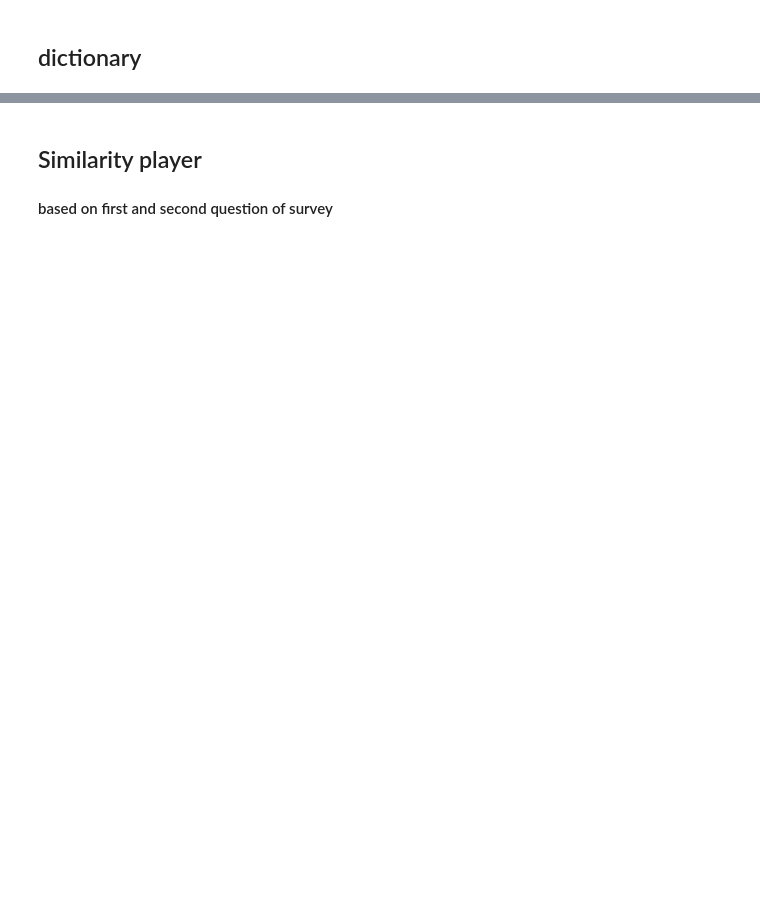
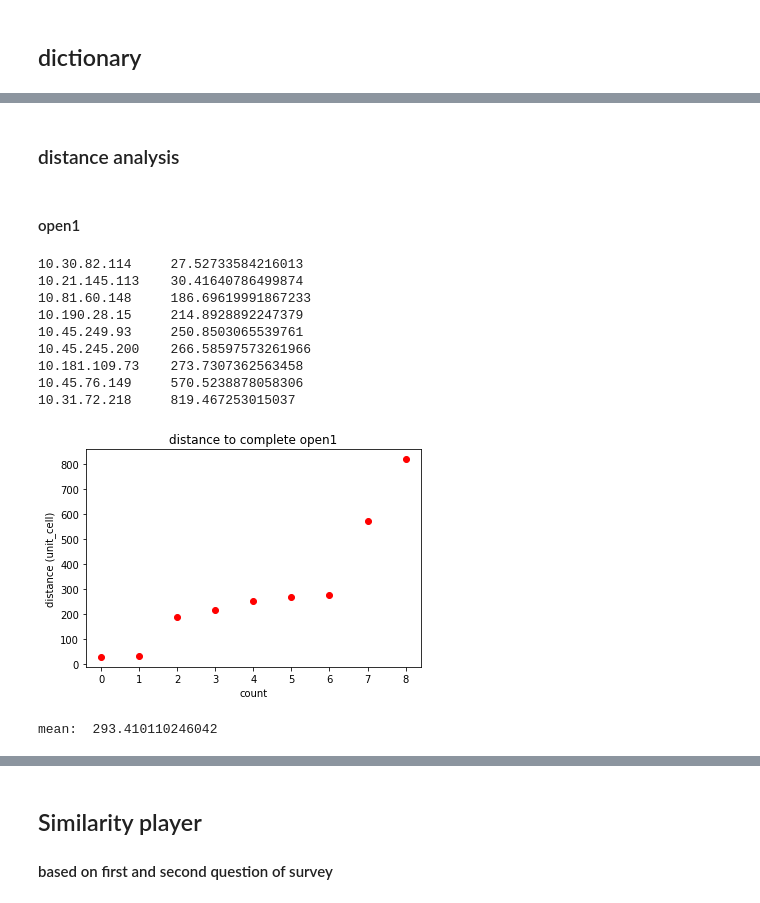
Before and after one commit to Simone94Richter/human-and-robotic-exploration, a Jupyter notebook: python/survey_analysis.ipynb, the cells around one changed output, grey strips where cells are left out. Cells and saved outputs as stored; diff of their text form; code cells hidden in the pictures; blank space fills up the shorter version.

```diff
--- a/python/survey_analysis.ipynb
+++ b/python/survey_analysis.ipynb
@@ -22,0 +108,12 @@ result_mapname_dict = dict()
+# %%
+result_mapname_dict = {} # key: path file name, value: map used
+player_result_dict = {}  # key: player ip, value: path file name
+
+player_survey_dict = {}  # key: player ip, value: survey file name
+player_survey_choices = {} #key: player ip, value: servey choices
+explored_dict = {} # key: player ip, value: [estimate percentage, real percentage]
+
+distance_uffici1 = {} #distances travelled in uffic11; key: player ip, value: distance
+distance_uffici2 = {} #distances travelled in uffic12; key: player ip, value: distance
+distance_open1 = {} #distances travelled in open1; key: player ip, value: distance
+distance_open2 = {} #distances travelled in open2; key: player ip, value: distance
@@ -112,3 +223,46 @@ for key in player_result_dict:
 10.51.190.34    ->       {'Result23t.txt', 'Result24t.txt'}
 10.45.249.93    ->       {'Result25t.txt', 'Result26t.txt'}
 10.65.198.176   ->       {'Result27t.txt', 'Result28t.txt'}
+# %% [markdown]
+### distance analysis
+# %%
+# plot path distance of given dictionary in scatter plot
+def showPathDistance(dictionary, truncated=0, title=""):
+
+    """
+    dictionary: key->player ip, value->distance travelled
+    truncated: number of min/max extreme to be eliminated
+    """
+
+    count = 0
+    sortedList = sorted(dictionary.items(), key=lambda kv: kv[1])
+    for i in sortedList:
+        print(i[0],"\t",i[1])
+        plt.plot(count, i[1], "ro")
+        count +=1
+
+    plt.xlabel("count")
+    plt.ylabel("distance (unit_cell)")
+    plt.title(title)
+    plt.show()
+
+    print("mean: ", mean(sorted(dictionary.values())))
+    if truncated != 0:
+        print("truncated mean :", mean(sorted(dictionary.values())[truncated : len(dictionary)-truncated]))
+# %% [markdown]
+#### open1
+# %%
+%matplotlib inline
+showPathDistance(distance_open1,title="distance to complete open1")
+# %% [output]
+10.30.82.114     27.52733584216013
+10.21.145.113    30.41640786499874
+10.81.60.148     186.69619991867233
+10.190.28.15     214.8928892247379
+10.45.249.93     250.8503065539761
+10.45.245.200    266.58597573261966
+10.181.109.73    273.7307362563458
+10.45.76.149     570.5238878058306
+10.31.72.218     819.467253015037
+[figure, added]
+mean:  293.410110246042
```
Also changed, not shown: parts of 63 cells of this notebook, 1 other file.
